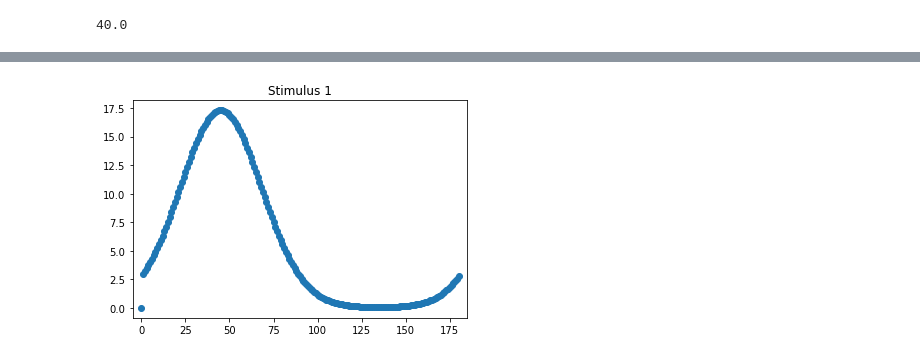
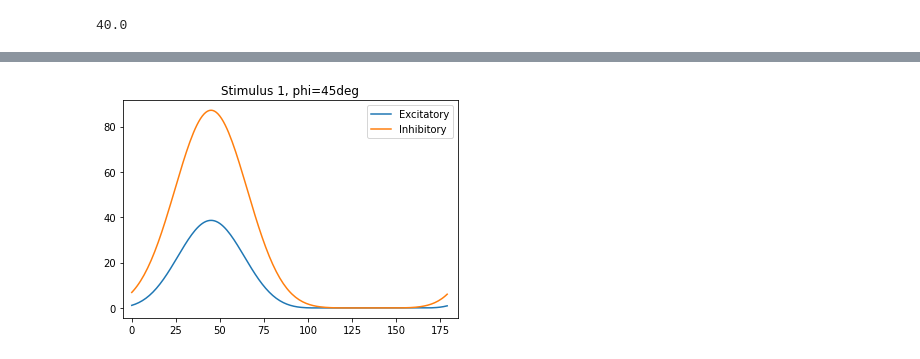
Before and after one commit to alexnegron/SCGB-Fellowship, a Jupyter notebook: Model from Rubin paper.ipynb, the cells around one changed output, grey strips where cells are left out. Drawn from its saved outputs; the diff is of its cells as text; code cells hidden in the pictures.

Commit message:
vectorized model, fixed output inhibitory signs

```diff
--- a/Model from Rubin paper.ipynb
+++ b/Model from Rubin paper.ipynb
@@ -84,18 +74,3 @@ d(179, 1)
 d(35, 175)
 # %% [output]
 40.0
-# %%
-def G(x, y, sigma): # Gaussian function centered at y
-    return np.exp(-np.power(d(x,y), 2.) / (2 * np.power(sigma, 2.)))
-
-def h(phi, theta, sigma_FF): # stimulus of orientation phi
-    return G(phi, theta, sigma_FF)
-
-def F(x, n_type): # activation function, depends on neuron type n_type = I, E
-    if n_type=='E':
-        sumlst = [J_EE*G(x,y,sigma_ori)*r_E[m,y] + J_EI*G(x,y,sigma_ori)*r_I[m,y] for y in range(N+1)] # <-- sums over y = 0, 1, 2,...,180 degrees
-        ret = k*(np.max(c*h(phi,x,sigma_FF)+np.sum(sumlst), 0))**n
-    elif n_type=='I':
-        sumlst = [J_IE*G(x,y,sigma_ori)*r_E[m,y] + J_II*G(x,y,sigma_ori)*r_I[m,y] for y in range(N+1)]
-        ret = k*(np.max(c*h(phi,x,sigma_FF)+np.sum(sumlst), 0))**n
-    return ret
@@ -108,13 +76,0 @@ Loop through $m$, filling the rows of `r_E` and `r_I` according to Euler's metho
-# %%
-steps = 150 # number of steps to calculate
-dt = .01 # time change
-
-r_E = np.zeros((steps+1, N+1))
-r_I = np.zeros((steps+1, N+1))
-
-for m in range(steps):
-    if m > 0 and ((m/steps)*100)%5==0:
-        print(f'{(m/steps)*100}%')
-    for x in range(1,len(xs)):
-        r_E[m+1, x] = r_E[m, x] + dt*(1/tau_E)*(-r_E[m,x] + F(x, 'E'))
-        r_I[m+1, x] = r_I[m, x] + dt*(1/tau_I)*(-r_I[m,x] + F(x, 'I'))
@@ -130,0 +77,7 @@ for m in range(steps):
+# %%
+# gaussian function and stimulus function
+def gaussian(x, y, sigma): # Gaussian function centered at y
+    return np.exp(-np.power(d(x,y), 2.) / (2 * np.power(sigma, 2.)))
+
+def hfunc(x, phi, sigma_FF): # stimulus of orientation phi
+    return gaussian(x, phi, sigma_FF)
@@ -131,7 +122,11 @@ for m in range(steps):
+# %%
+r_E, r_I, R_E, R_I, xs, ts = integrate(t0=0, T=200, dt=0.1, phi=135, N=180, tau_E=20, tau_I=10, J_EE=0.044, J_II=-0.018, J_EI=-0.023, J_IE=0.042, sigma_ori=32, sigma_FF=30, k=0.04, n=2.0, c=50)
 # %%
-plt.scatter(xs, r_E[-1,:])
-plt.title('Stimulus 1')
+plt.plot(xs, r_E, label='Excitatory')
+plt.plot(xs, r_I, label='Inhibitory')
+plt.title('Stimulus 1, phi=45deg')
 plt.xlim(-5,185)
+plt.legend()
 plt.show()
 # %% [output]
-[figure, old version]
+[figure, new version]
```
Also changed, not shown: parts of 15 cells of this notebook.
